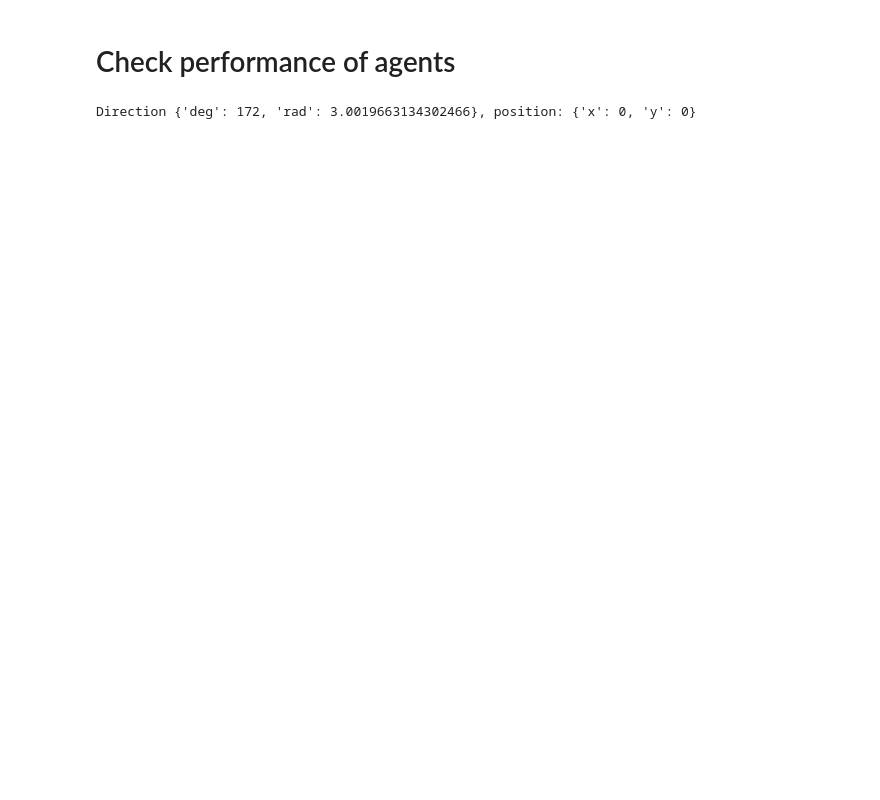
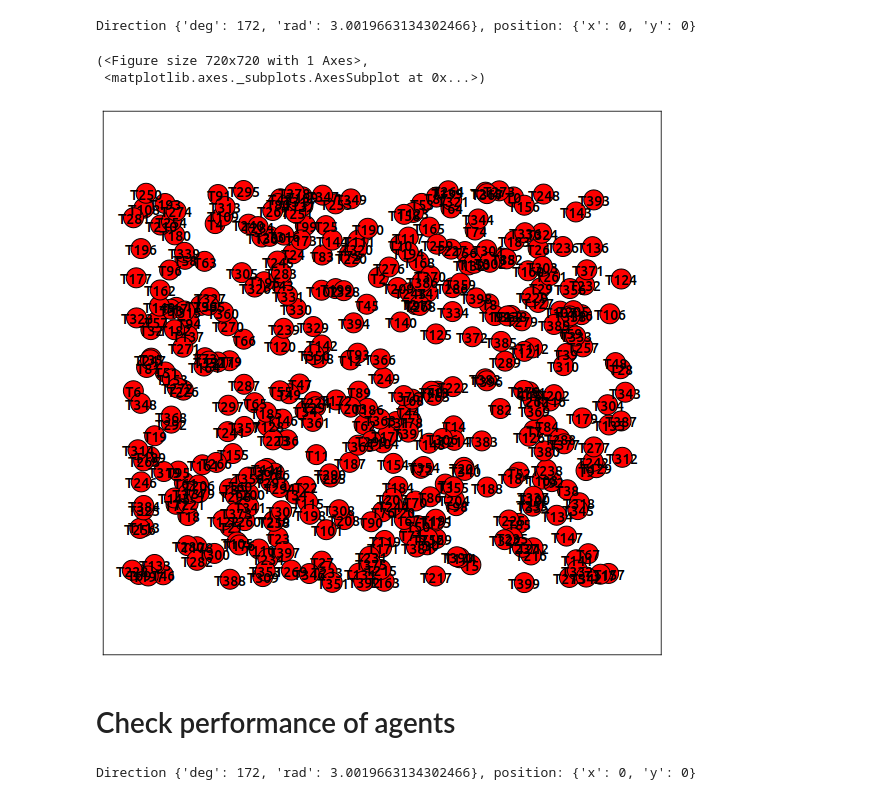
Before and after one commit to fstovarr/stochastic-models, a Jupyter notebook: graphs-project/graph.ipynb, the cells around one changed output. Cells and saved outputs as stored; diff of their text form; code cells hidden in the pictures; blank space fills up the shorter version.

```diff
--- a/graphs-project/graph.ipynb
+++ b/graphs-project/graph.ipynb
@@ -17,3 +43,15 @@ rd.seed(0)
+# %%
+sys = System(antennas=400, seed=10)
+data = sys.get_antennas()
+dummy = DummyAgent(data)
+g1 = dummy.get_graph()
+
+GraphHelper.plot(g1, (10, 10))
+# %% [output]
+Direction {'deg': 172, 'rad': 3.0019663134302466}, position: {'x': 0, 'y': 0}
+(<Figure size 720x720 with 1 Axes>,
+ <matplotlib.axes._subplots.AxesSubplot at 0x...>)
+[figure, added]
 # %% [markdown]
 # Check performance of agents
 # %%
```
Also changed, not shown: parts of 23 cells of this notebook, 30 other files.
